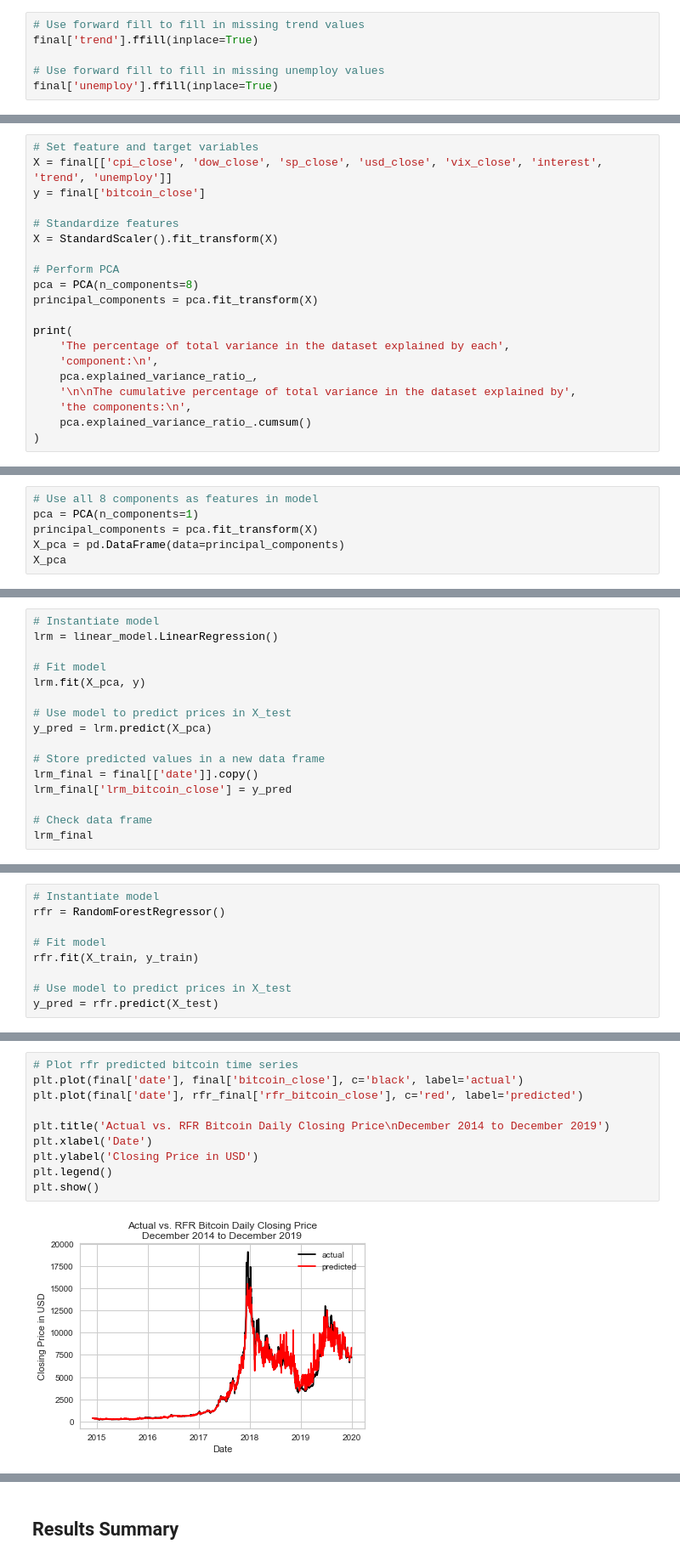
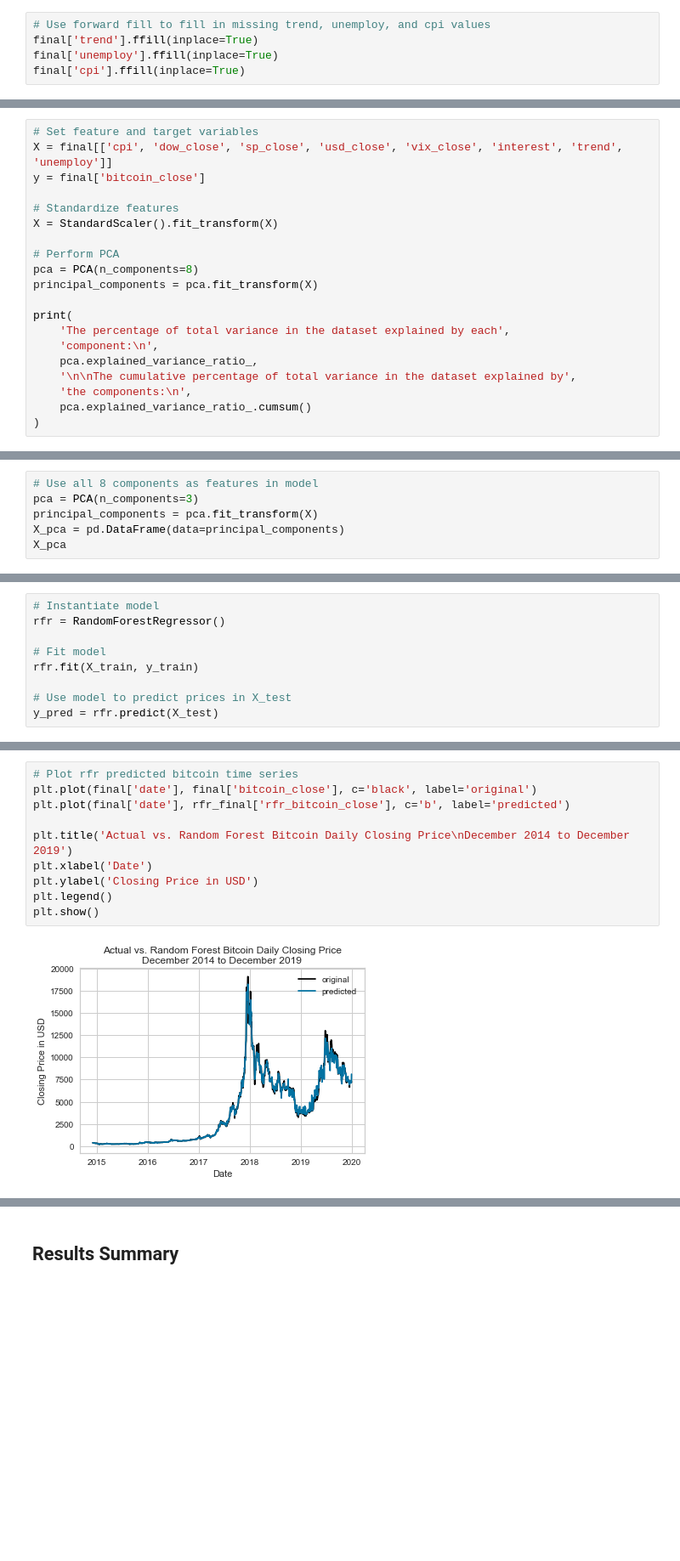
Before and after one commit to happyheppler/Thinkful-Module-38, a Jupyter notebook: module38_capstone.ipynb, the cells around one changed output, grey strips where cells are left out. Shown at 85% size. Cells and saved outputs as stored; diff of their text form; blank space fills up the shorter version.

```diff
--- a/module38_capstone.ipynb
+++ b/module38_capstone.ipynb
@@ -249,11 +261,10 @@ trend                   float64
 unemploy                float64
 dtype: object
 # %%
-# Use forward fill to fill in missing trend values
+# Use forward fill to fill in missing trend, unemploy, and cpi values
 final['trend'].ffill(inplace=True)
-
-# Use forward fill to fill in missing unemploy values
 final['unemploy'].ffill(inplace=True)
+final['cpi'].ffill(inplace=True)
 # %%
 # Check final data frame
 final
@@ -1301,7 +1453,7 @@ Finally, I will use an ensemble modeling approach in which I will predict bitcoi
 #### Select Features Using PCA
 # %%
 # Set feature and target variables
-X = final[['cpi_close', 'dow_close', 'sp_close', 'usd_close', 'vix_close', 'interest', 'trend', 'unemploy']]
+X = final[['cpi', 'dow_close', 'sp_close', 'usd_close', 'vix_close', 'interest', 'trend', 'unemploy']]
 y = final['bitcoin_close']
 
 # Standardize features
@@ -1347,6 +1500,6 @@ Since I only have 8 variables, I used PCA to reduce correlation and improve inde
 # %%
 # Use all 8 components as features in model
-pca = PCA(n_components=1)
+pca = PCA(n_components=3)
 principal_components = pca.fit_transform(X)
 X_pca = pd.DataFrame(data=principal_components)
 X_pca
@@ -1421,16 +1524,0 @@ The R-squared values for both the training and test sets are quite high (about 0
-# %%
-# Instantiate model
-lrm = linear_model.LinearRegression()
-
-# Fit model
-lrm.fit(X_pca, y)
-
-# Use model to predict prices in X_test
-y_pred = lrm.predict(X_pca)
-
-# Store predicted values in a new data frame
-lrm_final = final[['date']].copy()
-lrm_final['lrm_bitcoin_close'] = y_pred
-
-# Check data frame
-lrm_final
@@ -1621,13 +1593,13 @@ rfr_final
 1278 rows × 2 columns
 # %%
 # Plot rfr predicted bitcoin time series
-plt.plot(final['date'], final['bitcoin_close'], c='black', label='actual')
-plt.plot(final['date'], rfr_final['rfr_bitcoin_close'], c='red', label='predicted')
+plt.plot(final['date'], final['bitcoin_close'], c='black', label='original')
+plt.plot(final['date'], rfr_final['rfr_bitcoin_close'], c='b', label='predicted')
 
-plt.title('Actual vs. RFR Bitcoin Daily Closing Price\nDecember 2014 to December 2019')
+plt.title('Actual vs. Random Forest Bitcoin Daily Closing Price\nDecember 2014 to December 2019')
 plt.xlabel('Date')
 plt.ylabel('Closing Price in USD')
 plt.legend()
 plt.show()
 # %% [output]
-[figure, old version]
+[figure, new version]
```
Also changed, not shown: parts of 147 cells of this notebook.
